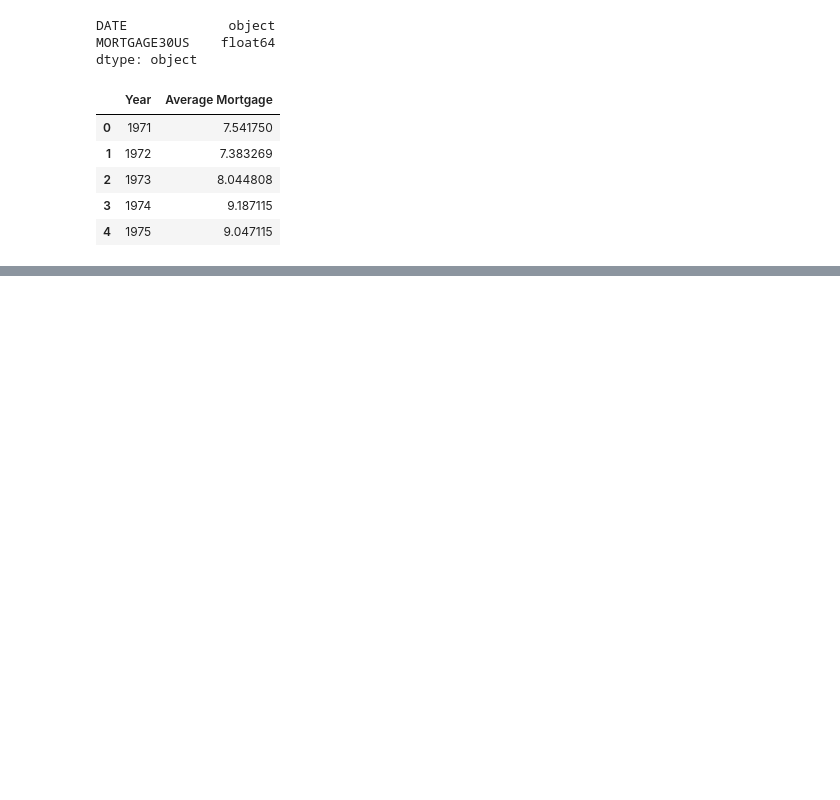
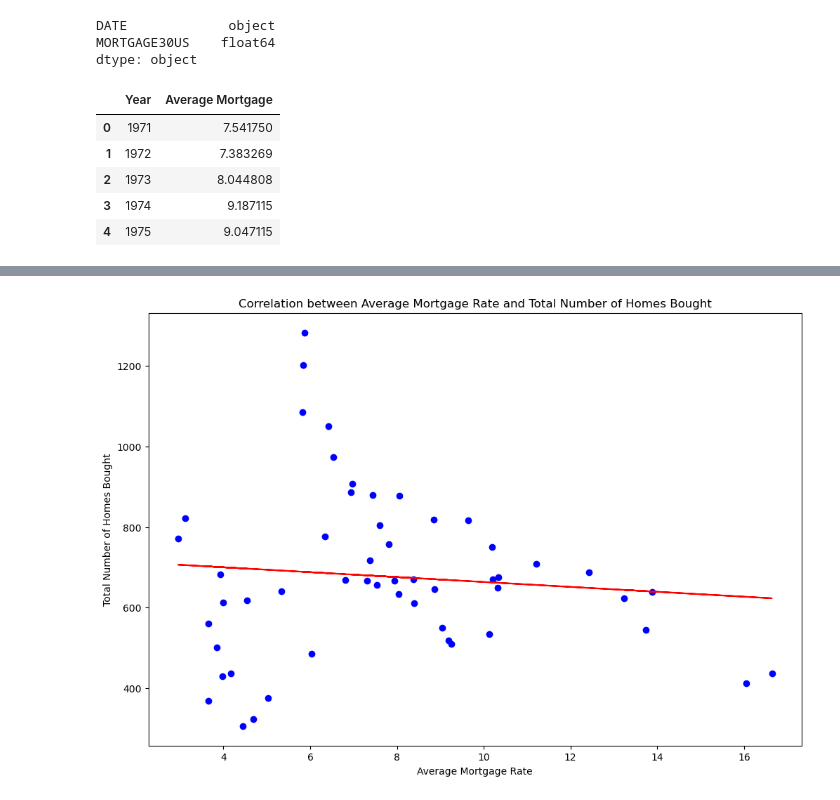
Before and after one commit to isfund/BootCampProject1, a Jupyter notebook: Project1File.ipynb, the cells around one changed output, grey strips where cells are left out. Saved outputs shown, nothing was run; the diff lists cells and outputs as text; code cells hidden in the pictures; blank space fills up the shorter version.

```diff
--- a/Project1File.ipynb
+++ b/Project1File.ipynb
@@ -445,0 +546,4 @@ average_mortgage_by_year.head()
+# %%
+homes_mortgage_merge = pd.merge(average_mortgage_by_year, homes_df, on="Year")
+
+corr_mort_homes = homes_mortgage_merge[["Average Mortgage", "Total (USA)"]].corr()
@@ -445,0 +556,16 @@ average_mortgage_by_year.head()
+# %%
+x = homes_mortgage_merge["Average Mortgage"]
+y = homes_mortgage_merge["Total (USA)"]
+
+(slope, intercept, rvalue, pvalue, stderr) = linregress(x, y)
+plt.figure(figsize=(12, 8))
+plt.scatter(x, y, color='blue')
+plt.plot(x, slope * x + intercept, color = "red")
+plt.title("Correlation between Average Mortgage Rate and Total Number of Homes Bought")
+plt.xlabel("Average Mortgage Rate")
+plt.ylabel("Total Number of Homes Bought")
+
+# Show the plot
+plt.show()
+# %% [output]
+[figure, added]
```
Also changed, not shown: parts of 13 cells of this notebook.
